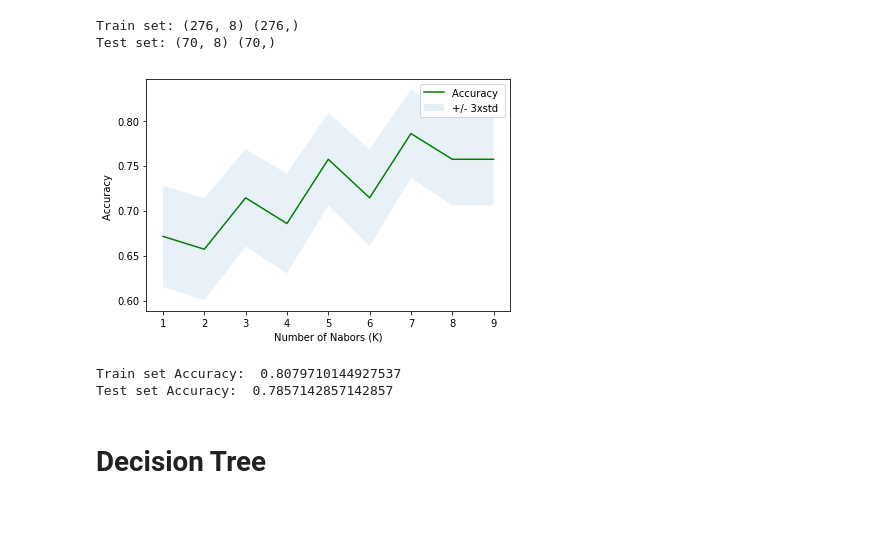
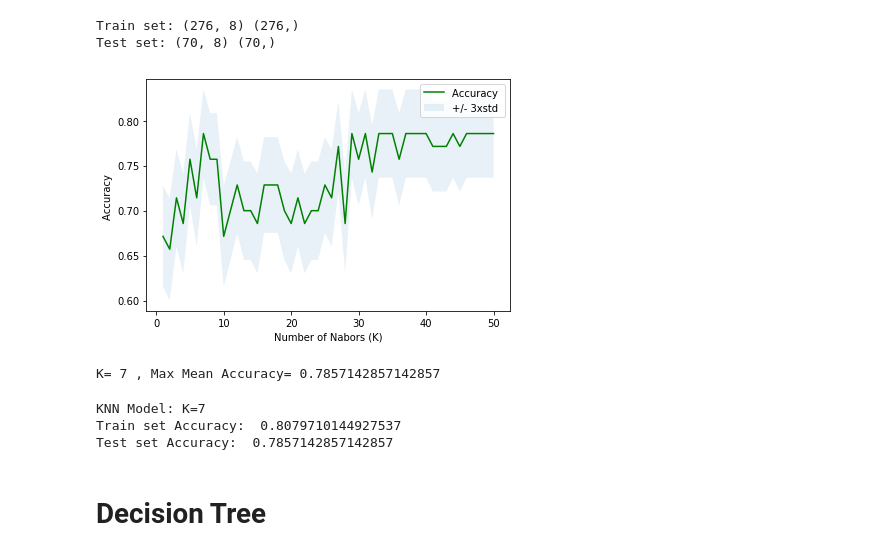
Before and after one commit to lamchankuen/ML0101EN-Proj-Loan, a Jupyter notebook: ML0101EN-Proj-Loan.ipynb, the cells around one changed output. Drawn from its saved outputs; the diff is of its cells as text; code cells hidden in the pictures; blank space fills up the shorter version.

```diff
--- a/ML0101EN-Proj-Loan.ipynb
+++ b/ML0101EN-Proj-Loan.ipynb
@@ -224,6 +224,6 @@ X[0:5]
 # %% [markdown]
 What are our lables?
 # %%
-y = df['loan_status'].values
+y = pd.get_dummies(df['loan_status'])['PAIDOFF'].values
 y[0:5]
 # %% [output]
@@ -268,20 +267,10 @@ __ Notice:__
 Notice: You should find the best k to build the model with the best accuracy.
 **warning:** You should not use the __loan_test.csv__ for finding the best k, however, you can split your train_loan.csv into train and test to find the best __k__.
 # %%
-import itertools
-import numpy as np
-import matplotlib.pyplot as plt
-from matplotlib.ticker import NullFormatter
-import pandas as pd
-import numpy as np
-import matplotlib.ticker as ticker
-from sklearn import preprocessing
-%matplotlib inline
+from sklearn.model_selection import train_test_split
 
 # split train/test dataset
-from sklearn.model_selection import train_test_split
-X_train, X_test, y_train, y_test = train_test_split( X, y, test_size
-=0.2, random_state=4)
+X_train, X_test, y_train, y_test = train_test_split( X, y, test_size=0.2, random_state=4)
 print ('Train set:', X_train.shape, y_train.shape)
 print ('Test set:', X_test.shape, y_test.shape)
 # %% [output]
@@ -289,32 +278,35 @@ Train set: (276, 8) (276,)
 Test set: (70, 8) (70,)
 # %%
 from sklearn.neighbors import KNeighborsClassifier
-
+from sklearn import metrics
 #Calculate the accuracy of KNN for different Ks.
-Ks = 10
+Ks = 51
 mean_acc = np.zeros((Ks-1))
 std_acc = np.zeros((Ks-1))
 ConfustionMx = [];
 for n in range(1,Ks):
 
     #Train Model and Predict
     neigh = KNeighborsClassifier(n_neighbors = n).fit(X_train,y_train)
-    yhat=neigh.predict(X_test)
-    mean_acc[n-1] = metrics.accuracy_score(y_test, yhat)
-    std_acc[n-1]=np.std(yhat==y_test)/np.sqrt(yhat.shape[0])
+    yhatKNN=neigh.predict(X_test)
+    mean_acc[n-1] = metrics.accuracy_score(y_test, yhatKNN)
+    std_acc[n-1]=np.std(yhatKNN==y_test)/np.sqrt(yhatKNN.shape[0])
 
 mean_acc
 
 #Plot model accuracy for Different number of Neighbors
 plt.plot(range(1,Ks),mean_acc,'g')
 plt.fill_between(range(1,Ks),mean_acc - 1 * std_acc,mean_acc + 1 * std_acc, alpha=0.10)
 plt.legend(('Accuracy ', '+/- 3xstd'))
 plt.ylabel('Accuracy ')
 plt.xlabel('Number of Nabors (K)')
 plt.tight_layout()
 plt.show()
+
+print( "K=",mean_acc.argmax()+1, ", Max Mean Accuracy=", mean_acc.max())
 # %% [output]
-[figure, old version]
+[figure, new version]
+K= 7 , Max Mean Accuracy= 0.7857142857142857
 # %%
 #Set K=7 from above for best estimate
 k = 7
@@ -323,14 +315,15 @@ neigh = KNeighborsClassifier(n_neighbors = k).fit(X_train,y_train)
 neigh
 
 # Predicting
-yhat = neigh.predict(X_test)
-yhat[0:5]
+yhatKNN = neigh.predict(X_test)
+yhatKNN[0:5]
 
 # Evaluate
-from sklearn import metrics
+print("KNN Model: K=7")
 print("Train set Accuracy: ", metrics.accuracy_score(y_train, neigh.predict(X_train)))
-print("Test set Accuracy: ", metrics.accuracy_score(y_test, yhat))
+print("Test set Accuracy: ", metrics.accuracy_score(y_test, yhatKNN))
 # %% [output]
+KNN Model: K=7
 Train set Accuracy:  0.8079710144927537
 Test set Accuracy:  0.7857142857142857
 # %% [markdown]
```
Also changed, not shown: parts of 14 cells of this notebook.
